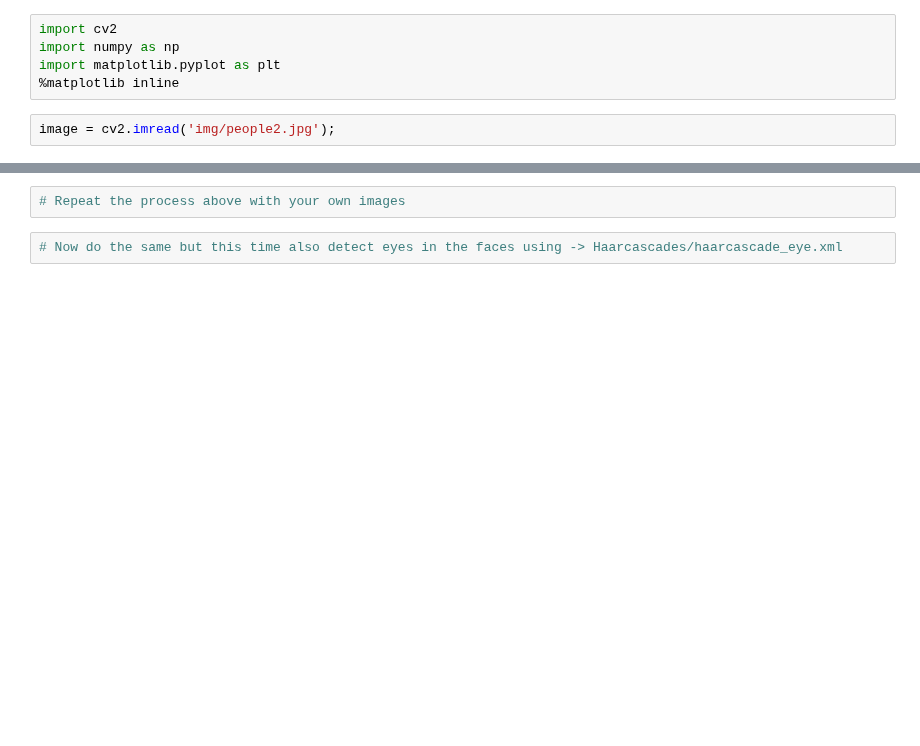
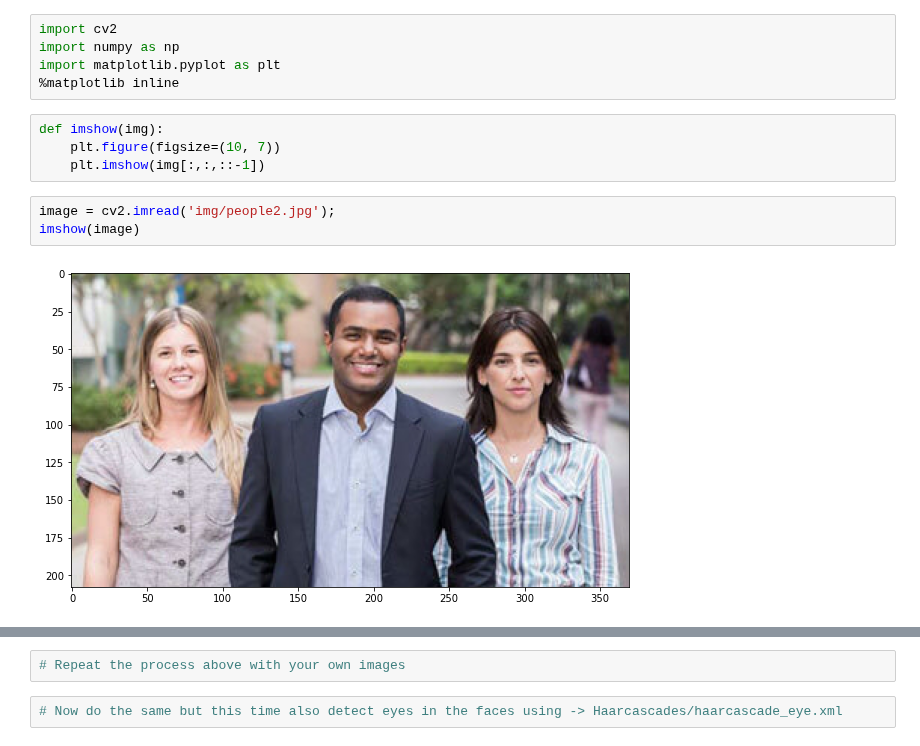
Before and after one commit to shahidqureshi01/AI, a Jupyter notebook: M6_Computer_Vision/07. Template matching, corners and Haar cascades/Haar Cascades.ipynb, the cells around one changed output, grey strips where cells are left out. Drawn from its saved outputs; the diff is of its cells as text; blank space fills up the shorter version.

```diff
--- a/M6_Computer_Vision/07. Template matching, corners and Haar cascades/Haar Cascades.ipynb
+++ b/M6_Computer_Vision/07. Template matching, corners and Haar cascades/Haar Cascades.ipynb
@@ -3,8 +3,15 @@ import cv2
 import numpy as np
 import matplotlib.pyplot as plt
 %matplotlib inline
+# %%
+def imshow(img):
+    plt.figure(figsize=(10, 7))
+    plt.imshow(img[:,:,::-1])
 # %%
 image = cv2.imread('img/people2.jpg');
+imshow(image)
+# %% [output]
+[figure, added]
 # %%
 # Given the image above, lets detect faces on the image using haar cascades
 # First create a CascadeClassifier using the frontalFace classifier ->
```
Also changed, not shown: parts of 1 cell of this notebook.
